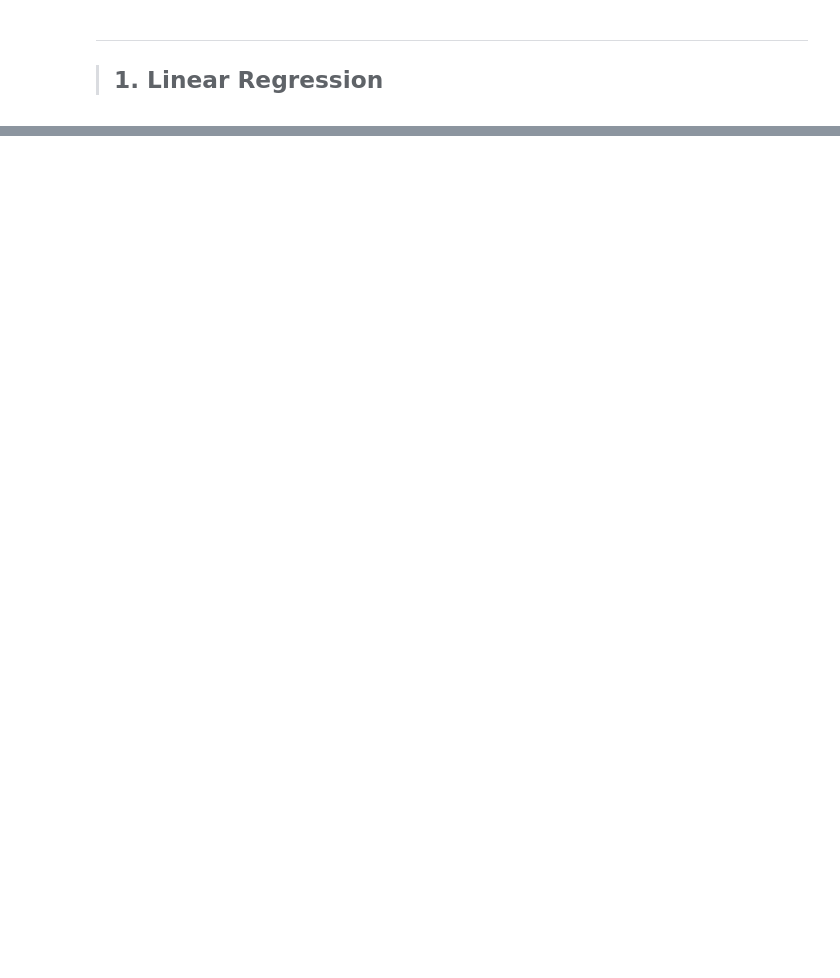
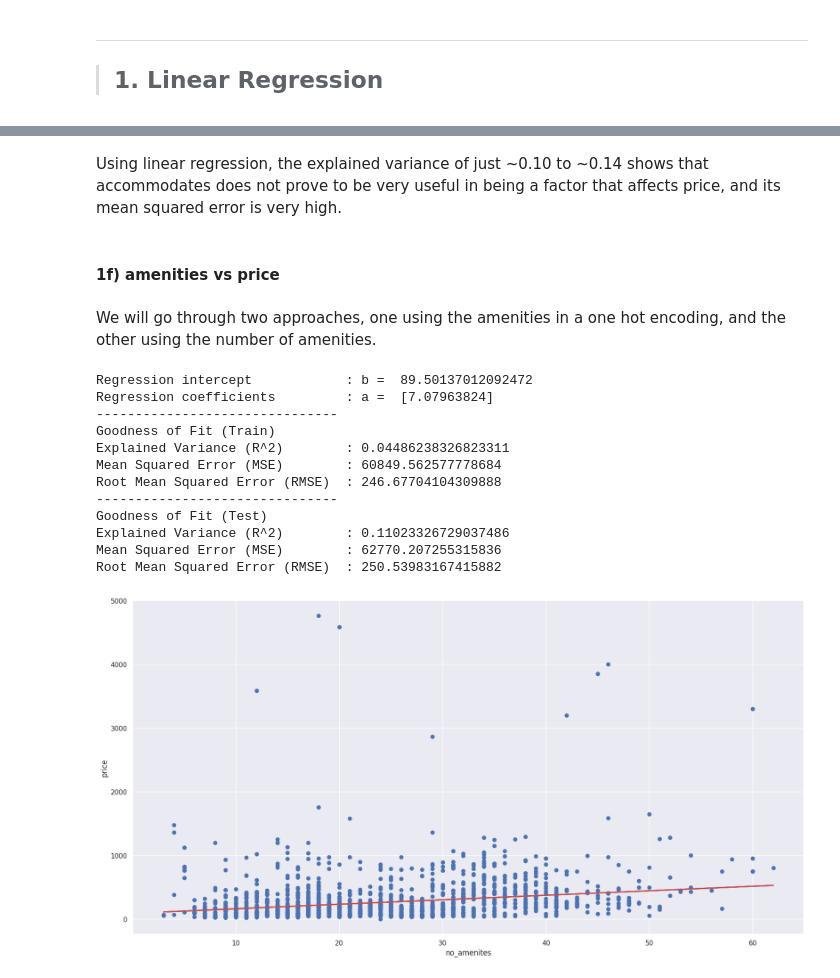
Before and after one commit to isaacchunn/SC1015_MiniPrj_Airbnb, a Jupyter notebook: Airbnb_Linear_Regression.ipynb, the cells around one changed output, grey strips where cells are left out. Saved outputs shown, nothing was run; the diff lists cells and outputs as text; code cells hidden in the pictures; blank space fills up the shorter version.

```diff
--- a/Airbnb_Linear_Regression.ipynb
+++ b/Airbnb_Linear_Regression.ipynb
@@ -395,3 +483,6 @@ Name: host_response_time, dtype: int64
 ---
 
 >## 1. Linear Regression
+# %%
+priceDF = airDF["price"]
+priceDF.head(n=5)
@@ -397,0 +525,6 @@ Name: host_response_time, dtype: int64
+# %% [markdown]
+Using linear regression, the explained variance of just ~0.10 to ~0.14 shows that accommodates does not prove to be very useful in being a factor that affects price, and its mean squared error is very high.
+# %% [markdown]
+#### 1f) amenities vs price
+# %% [markdown]
+We will go through two approaches, one using the amenities in a one hot encoding, and the other using the number of amenities.
@@ -397,0 +533,19 @@ Name: host_response_time, dtype: int64
+# %%
+#Try to predict price using no_amenities
+noAmenitiesDF = pd.DataFrame(airDF["no_amenities"])
+price_test, price_train_pred, price_test_pred, explainedVariance = calcLinRegression(noAmenitiesDF, priceDF, solidLine= True, xTitle = "no_amenites", yTitle = "price")
+None
+# %% [output]
+Regression intercept            : b =  89.50137012092472
+Regression coefficients         : a =  [7.07963824]
+-------------------------------
+Goodness of Fit (Train)
+Explained Variance (R^2)        : 0.04486238326823311
+Mean Squared Error (MSE)        : 60849.562577778684
+Root Mean Squared Error (RMSE)  : 246.67704104309888
+-------------------------------
+Goodness of Fit (Test)
+Explained Variance (R^2)        : 0.11023326729037486
+Mean Squared Error (MSE)        : 62770.207255315836
+Root Mean Squared Error (RMSE)  : 250.53983167415882
+[figure, added]
```
Also changed, not shown: parts of 14 cells of this notebook.
